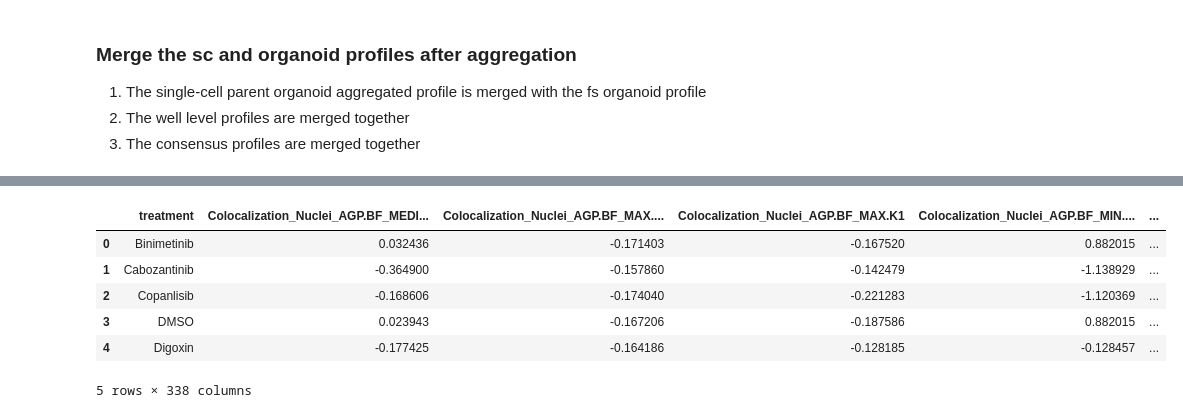
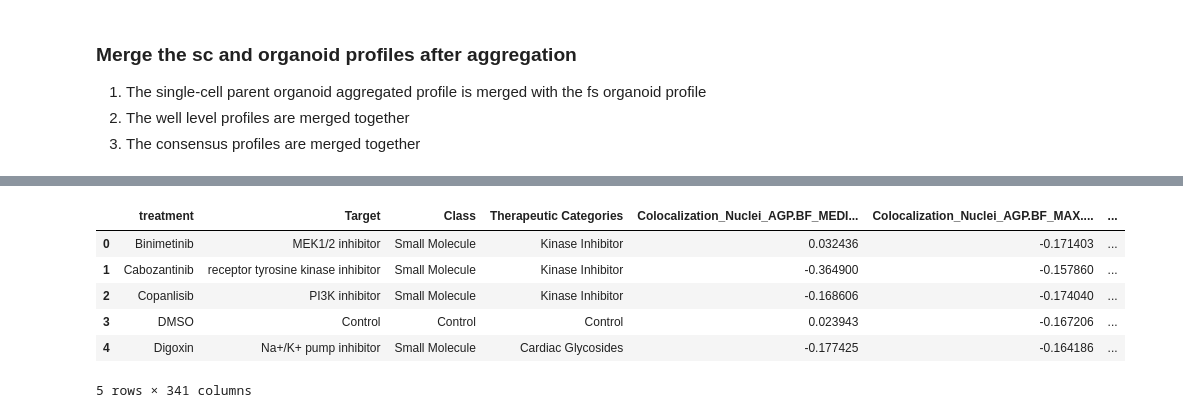
Before and after one commit to MikeLippincott/GFF_3D_organoid_profiling_pipeline, a Jupyter notebook: 4.processing_image_based_profiles/notebooks/10.merge_consensus_profiles.ipynb, the cells around one changed output, grey strips where cells are left out. Cells and saved outputs as stored; diff of their text form; code cells hidden in the pictures.

```diff
--- a/4.processing_image_based_profiles/notebooks/10.merge_consensus_profiles.ipynb
+++ b/4.processing_image_based_profiles/notebooks/10.merge_consensus_profiles.ipynb
@@ -142,14 +156,16 @@ sc_agg_well_merge.head()
 # %%
 sc_consensus = pd.read_parquet(sc_consensus_path)
 organoid_consensus = pd.read_parquet(organoid_consensus_path)
-sc_consensus_merge = sc_consensus.merge(organoid_consensus, on=["treatment"])
+sc_consensus_merge = sc_consensus.merge(
+    organoid_consensus, on=["treatment", "Target", "Class", "Therapeutic Categories"]
+)
 sc_consensus_merge.to_parquet(organoid_consensus_merge_path, index=False)
 sc_consensus_merge.head()
 # %% [output]
-|  | treatment | Colocalization_Nuclei_AGP.BF_MEDI... | Colocalization_Nuclei_AGP.BF_MAX.... | Colocalization_Nuclei_AGP.BF_MAX.K1 | Colocalization_Nuclei_AGP.BF_MIN.... | ... |
-| 0 | Binimetinib | 0.032436 | -0.171403 | -0.167520 | 0.882015 | ... |
-| 1 | Cabozantinib | -0.364900 | -0.157860 | -0.142479 | -1.138929 | ... |
-| 2 | Copanlisib | -0.168606 | -0.174040 | -0.221283 | -1.120369 | ... |
-| 3 | DMSO | 0.023943 | -0.167206 | -0.187586 | 0.882015 | ... |
-| 4 | Digoxin | -0.177425 | -0.164186 | -0.128185 | -0.128457 | ... |
+|  | treatment | Target | Class | Therapeutic Categories | Colocalization_Nuclei_AGP.BF_MEDI... | Colocalization_Nuclei_AGP.BF_MAX.... | ... |
+| 0 | Binimetinib | MEK1/2 inhibitor | Small Molecule | Kinase Inhibitor | 0.032436 | -0.171403 | ... |
+| 1 | Cabozantinib | receptor tyrosine kinase inhibitor | Small Molecule | Kinase Inhibitor | -0.364900 | -0.157860 | ... |
+| 2 | Copanlisib | PI3K inhibitor | Small Molecule | Kinase Inhibitor | -0.168606 | -0.174040 | ... |
+| 3 | DMSO | Control | Control | Control | 0.023943 | -0.167206 | ... |
+| 4 | Digoxin | Na+/K+ pump inhibitor | Small Molecule | Cardiac Glycosides | -0.177425 | -0.164186 | ... |
-5 rows × 338 columns
+5 rows × 341 columns
```
Also changed, not shown: parts of 2 cells of this notebook, 4 other files.
